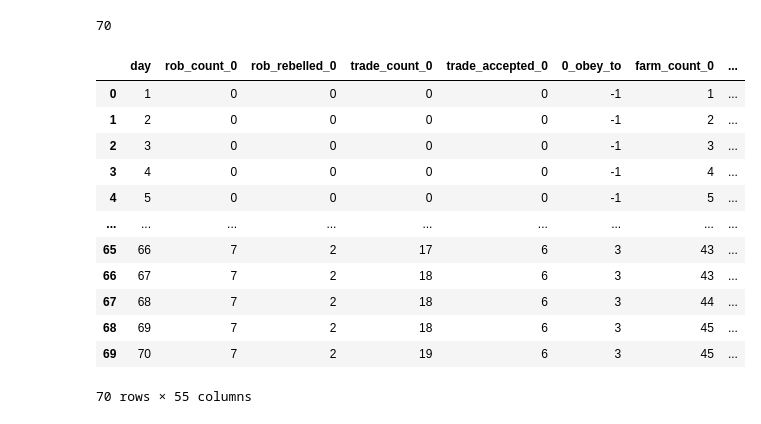
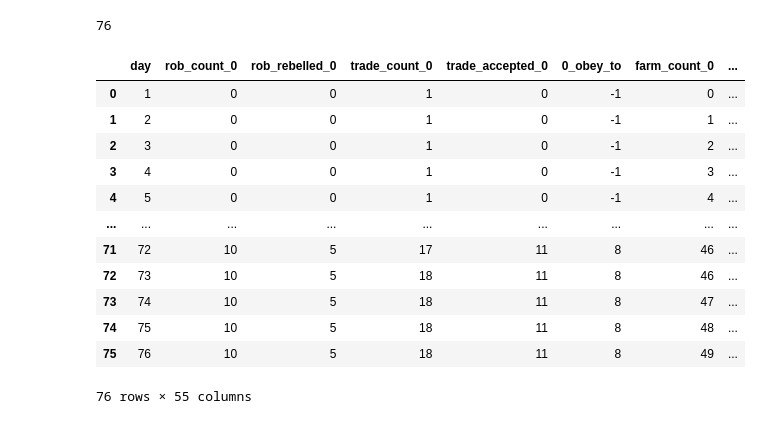
Before and after one commit to vichua2006/LLM-Social-Simulation, a Jupyter notebook: JupyterNotebook/csv_viewer.ipynb, the cells around one changed output. Drawn from its saved outputs; the diff is of its cells as text; code cells hidden in the pictures.

```diff
--- a/JupyterNotebook/csv_viewer.ipynb
+++ b/JupyterNotebook/csv_viewer.ipynb
@@ -1,30 +1,30 @@
 # %%
 import pandas as pd
 import csv
 import numpy as np
-file_name="D:\StudyLife\Github\LLM-Social-Simulation\CSV\\6.1-1 52Days.csv" #TODO: enter file path here
+file_name="D:\StudyLife\Github\LLM-Social-Simulation\CSV\\6-4-1.csv" #TODO: enter file path here
 data=[]
 pd.set_option('display.max_columns', 500)
 start_index=1 #The index at which actual data starts.
 df=pd.read_csv(file_name)
 day = df.shape[0]
 print(day)
 df
 # %% [output]
-70
+76
 |  | day | rob_count_0 | rob_rebelled_0 | trade_count_0 | trade_accepted_0 | 0_obey_to | farm_count_0 | ... |
-| 0 | 1 | 0 | 0 | 0 | 0 | -1 | 1 | ... |
-| 1 | 2 | 0 | 0 | 0 | 0 | -1 | 2 | ... |
-| 2 | 3 | 0 | 0 | 0 | 0 | -1 | 3 | ... |
-| 3 | 4 | 0 | 0 | 0 | 0 | -1 | 4 | ... |
-| 4 | 5 | 0 | 0 | 0 | 0 | -1 | 5 | ... |
+| 0 | 1 | 0 | 0 | 1 | 0 | -1 | 0 | ... |
+| 1 | 2 | 0 | 0 | 1 | 0 | -1 | 1 | ... |
+| 2 | 3 | 0 | 0 | 1 | 0 | -1 | 2 | ... |
+| 3 | 4 | 0 | 0 | 1 | 0 | -1 | 3 | ... |
+| 4 | 5 | 0 | 0 | 1 | 0 | -1 | 4 | ... |
 | ... | ... | ... | ... | ... | ... | ... | ... | ... |
-| 65 | 66 | 7 | 2 | 17 | 6 | 3 | 43 | ... |
-| 66 | 67 | 7 | 2 | 18 | 6 | 3 | 43 | ... |
-| 67 | 68 | 7 | 2 | 18 | 6 | 3 | 44 | ... |
-| 68 | 69 | 7 | 2 | 18 | 6 | 3 | 45 | ... |
-| 69 | 70 | 7 | 2 | 19 | 6 | 3 | 45 | ... |
+| 71 | 72 | 10 | 5 | 17 | 11 | 8 | 46 | ... |
+| 72 | 73 | 10 | 5 | 18 | 11 | 8 | 46 | ... |
+| 73 | 74 | 10 | 5 | 18 | 11 | 8 | 47 | ... |
+| 74 | 75 | 10 | 5 | 18 | 11 | 8 | 48 | ... |
+| 75 | 76 | 10 | 5 | 18 | 11 | 8 | 49 | ... |
-70 rows × 55 columns
+76 rows × 55 columns
 # %%
  # Filter rob_count columns
 rob_count_columns = [col for col in df.columns if 'rob_count' in col]
```
Also changed, not shown: parts of 4 cells of this notebook.
